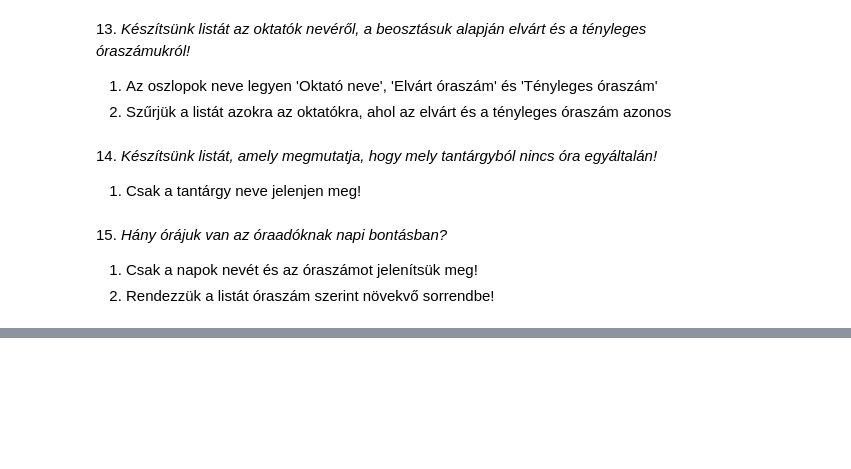
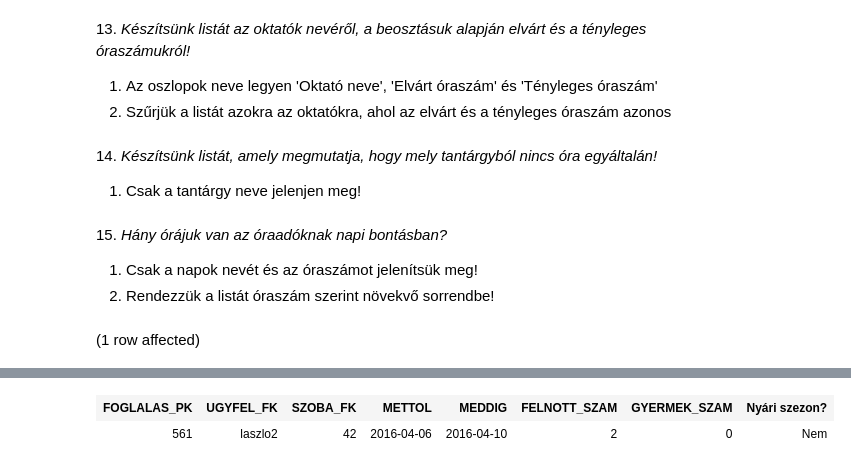
Before and after one commit to albertiadam/sql, a Jupyter notebook: gyakorlat03_feladatok.ipynb, the cells around one changed output, grey strips where cells are left out. Drawn from its saved outputs; the diff is of its cells as text; code cells hidden in the pictures; blank space fills up the shorter version.

```diff
--- a/gyakorlat03_feladatok.ipynb
+++ b/gyakorlat03_feladatok.ipynb
@@ -97,3 +190,9 @@ Az oszlopokat nevezzük el értelemszerűen!
 
 1. Csak a napok nevét és az óraszámot jelenítsük meg!
 2. Rendezzük a listát óraszám szerint növekvő sorrendbe!
+# %%
+SELECT *, IIF(month(METTOL)=6 or MONTH(METTOL)=7 or Month(mettol)=8, 'Igen','Nem') as 'Nyári szezon?'
+FROM Foglalas
+WHERE UGYFEL_FK='laszlo2' AND GYERMEK_SZAM=0
+# %% [output]
+(1 row affected)
@@ -99,0 +200,2 @@ Az oszlopokat nevezzük el értelemszerűen!
+| FOGLALAS_PK | UGYFEL_FK | SZOBA_FK | METTOL | MEDDIG | FELNOTT_SZAM | GYERMEK_SZAM | Nyári szezon? |
+| 561 | laszlo2 | 42 | 2016-04-06 | 2016-04-10 | 2 | 0 | Nem |
```
Also changed, not shown: parts of 9 cells of this notebook.
